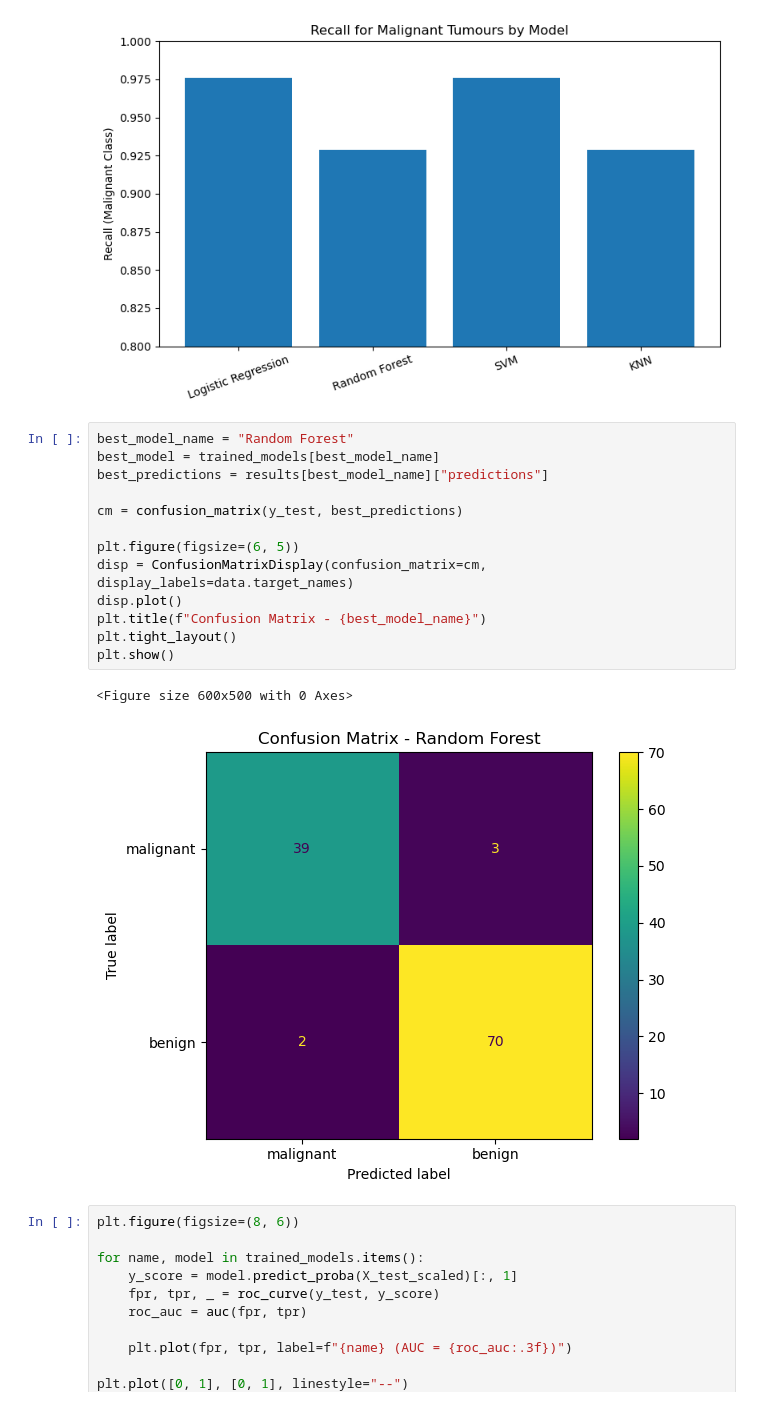
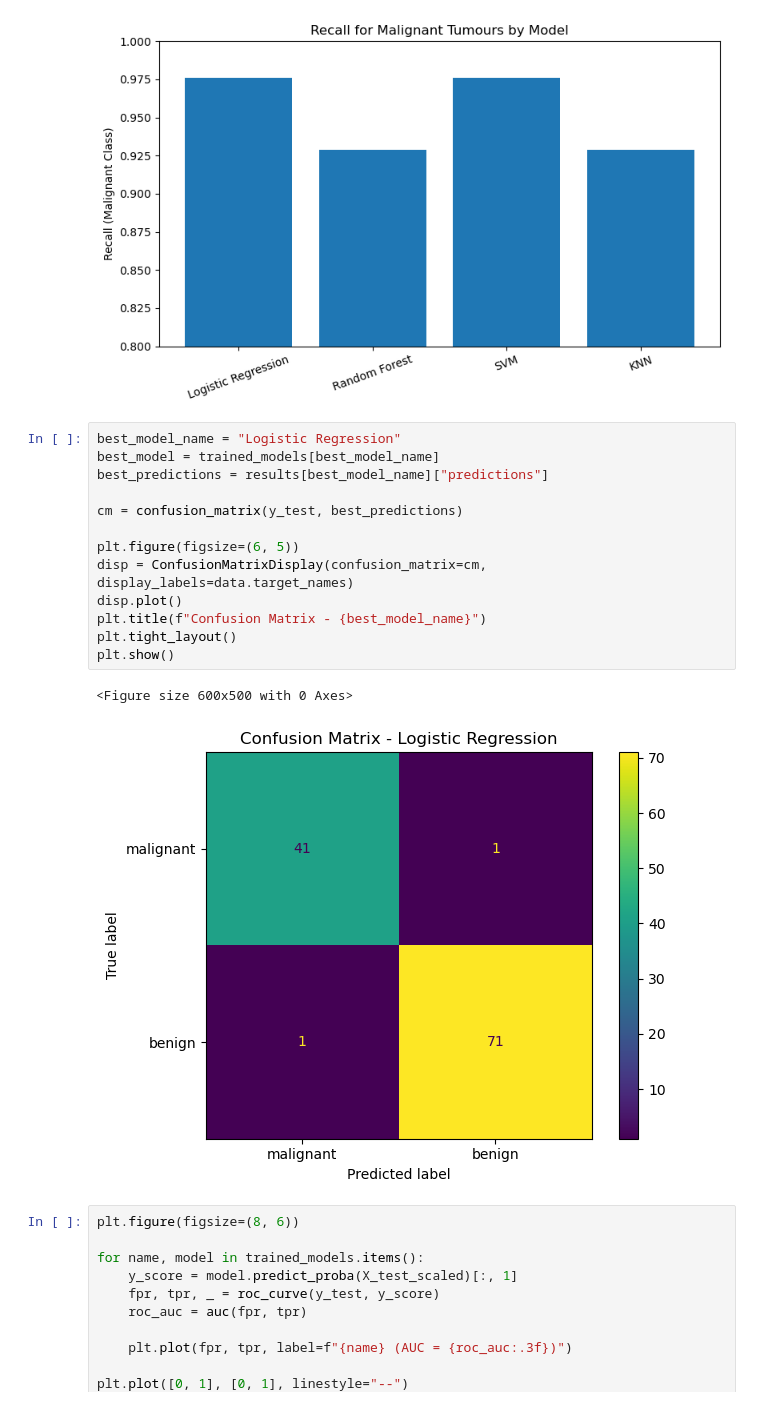
Before and after one commit to izaanabdali/SPC4004_Code_Generation_Project, a Jupyter notebook: improved_model.ipynb, the cells around one changed output. Drawn from its saved outputs; the diff is of its cells as text.

Commit message:
Chose Logistic Regression as the best model
Chose Logistic Regression as the best model

```diff
--- a/improved_model.ipynb
+++ b/improved_model.ipynb
@@ -211,21 +211,21 @@ plt.show()
 # %% [output]
 [figure]
 # %%
-best_model_name = "Random Forest"
+best_model_name = "Logistic Regression"
 best_model = trained_models[best_model_name]
 best_predictions = results[best_model_name]["predictions"]
 
 cm = confusion_matrix(y_test, best_predictions)
 
 plt.figure(figsize=(6, 5))
 disp = ConfusionMatrixDisplay(confusion_matrix=cm, display_labels=data.target_names)
 disp.plot()
 plt.title(f"Confusion Matrix - {best_model_name}")
 plt.tight_layout()
 plt.show()
 # %% [output]
 <Figure size 600x500 with 0 Axes>
-[figure, old version]
+[figure, new version]
 # %%
 plt.figure(figsize=(8, 6))
 
```
